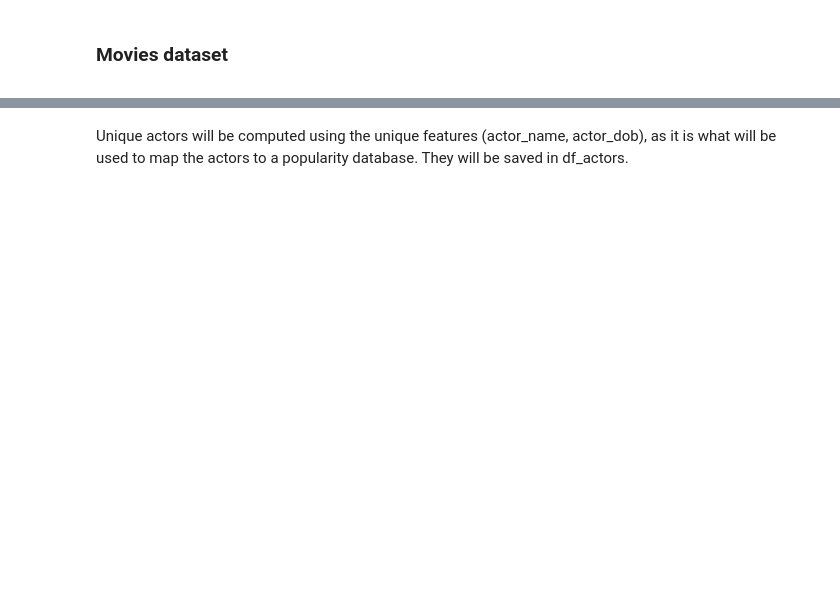
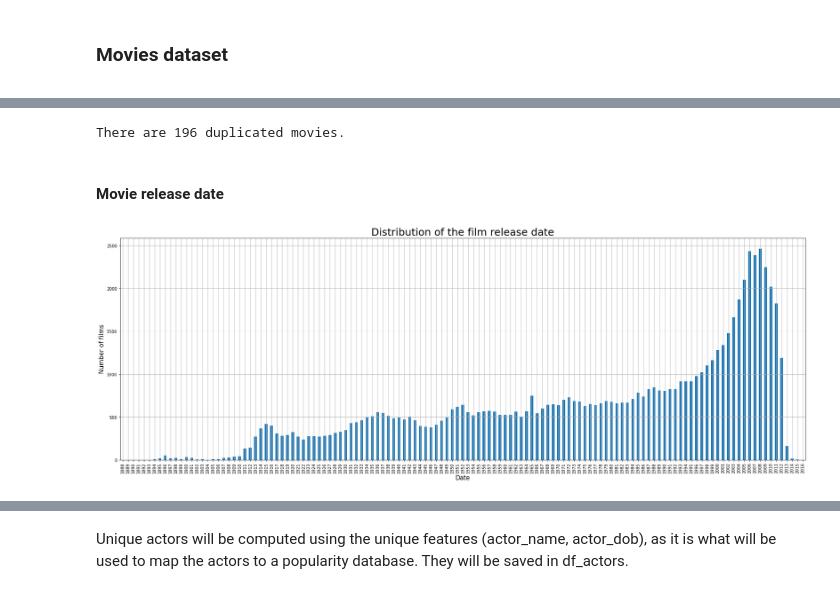
Before and after one commit to epfl-ada/ada-2022-project-dadalife, a Jupyter notebook: ADA_CMU.ipynb, the cells around one changed output, grey strips where cells are left out. Cells and saved outputs as stored; diff of their text form; code cells hidden in the pictures; blank space fills up the shorter version.

```diff
--- a/ADA_CMU.ipynb
+++ b/ADA_CMU.ipynb
@@ -260,0 +308,18 @@ df_movies=df_movies.where(df_movies.astype(bool),np.nan).drop_duplicates(subset=
+# %%
+#Number of duplicated movies.
+nb_movies_duplicated = df_movies[df_movies.duplicated(subset=['m_name', 'm_release_date'], keep=False)]['wikipedia_m_ID'].count()
+print("There are {} duplicated movies.".format(nb_movies_duplicated))
+# %% [output]
+There are 196 duplicated movies.
+# %% [markdown]
+#### Movie release date
+# %%
+#Movie release date quick overview
+df_movies['m_release_date'].dropna().dt.year.sort_values().value_counts(sort=False).plot(kind='bar', figsize=(30,10))
+plt.grid()
+plt.title('Distribution of the film release date', fontsize=25)
+plt.xlabel('Date', fontsize=15)
+plt.ylabel('Number of films', fontsize=15)
+plt.show()
+# %% [output]
+[figure, added]
```
Also changed, not shown: parts of 135 cells of this notebook.
